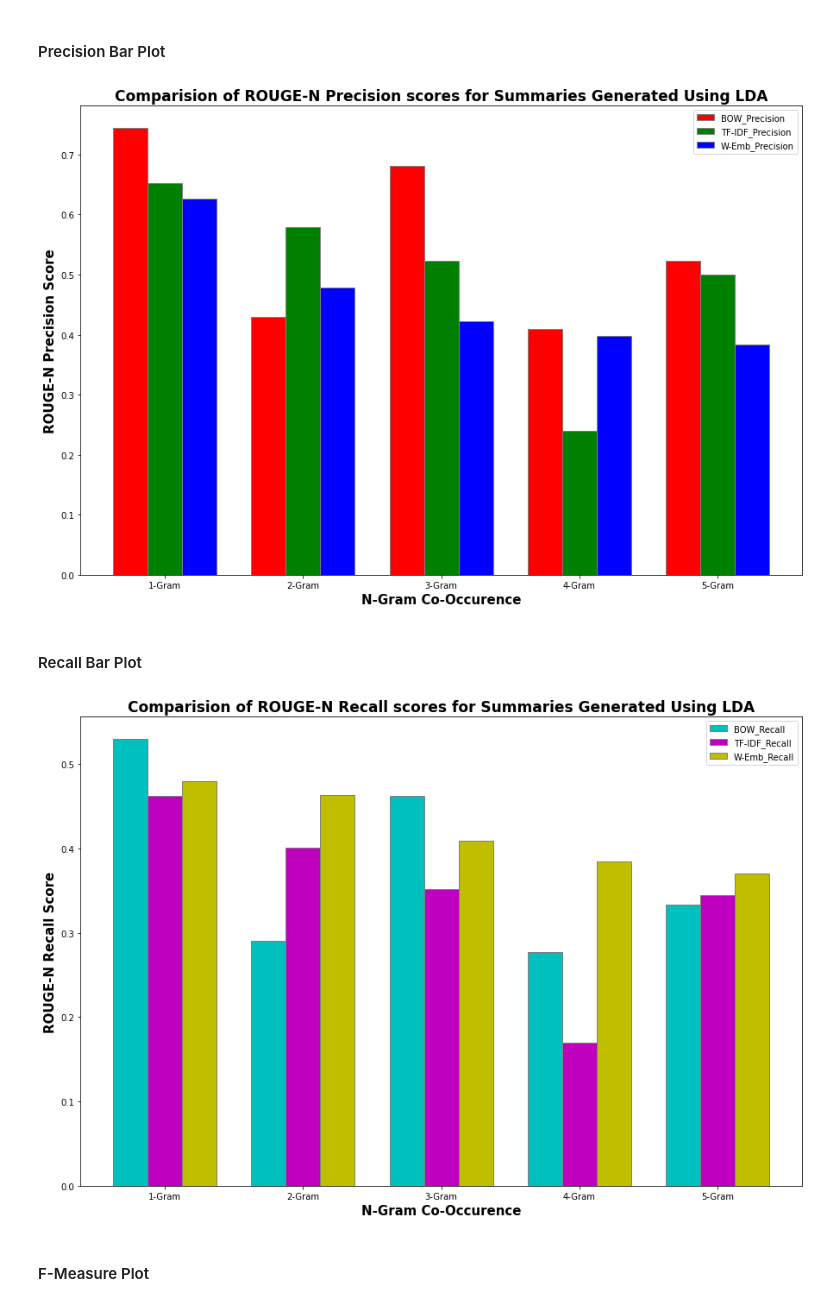
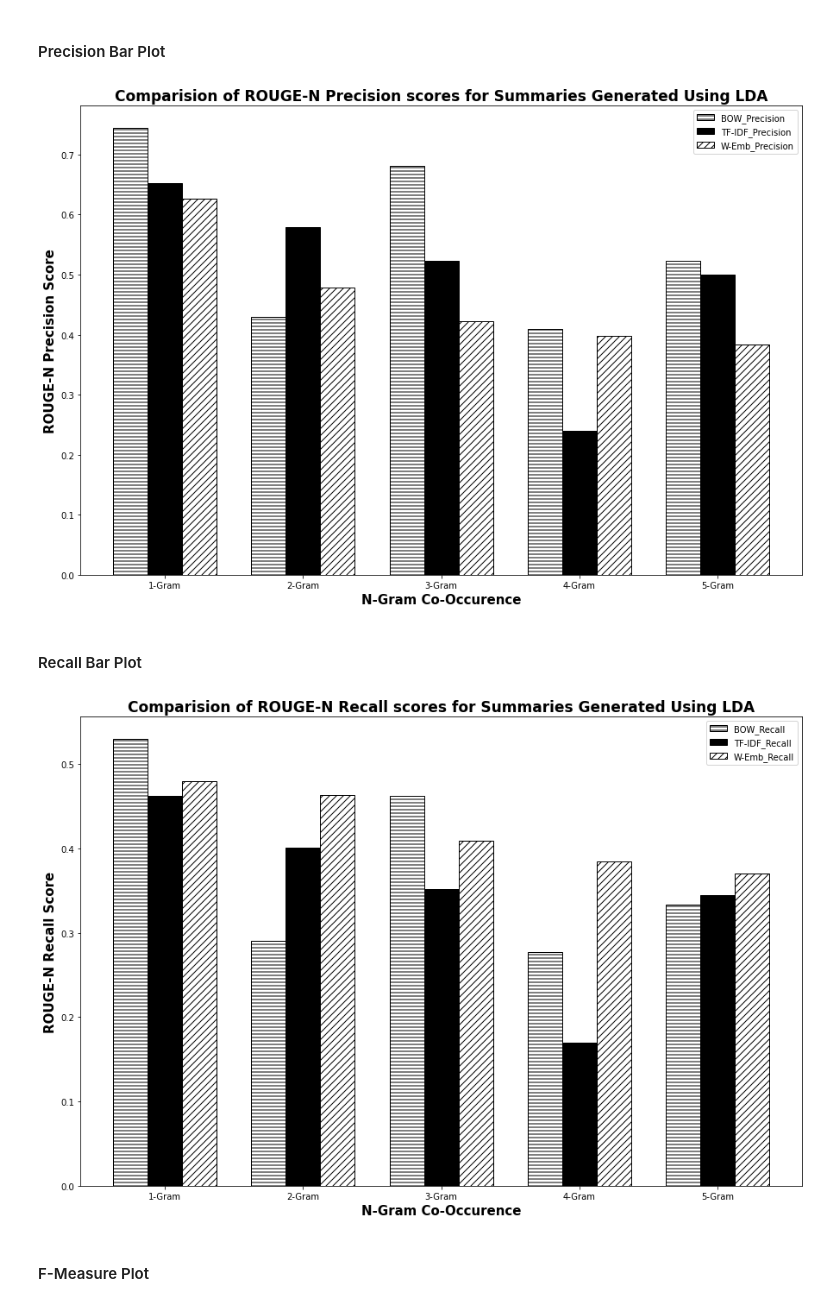
Before and after one commit to splAcharya/Extractive_Text_Summarization, a Jupyter notebook: ExTs.ipynb, the cells around one changed output. Drawn from its saved outputs; the diff is of its cells as text; code cells hidden in the pictures.

Commit message:
Created using Colaboratory:--> Update bar colors from  RGB colors to Black and White

```diff
--- a/ExTs.ipynb
+++ b/ExTs.ipynb
@@ -1800,39 +1790,39 @@ nGramRangeB = [i + barWidth for i in nGramRangeA]
 nGramRangeC = [i + barWidth for i in nGramRangeB]
 
 #make plots
-plt.bar(nGramRangeA, lda_comparision_df["BOW_Precision"], color = 'r', width = barWidth, edgecolor = 'grey', label = 'BOW_Precision')
-plt.bar(nGramRangeB, lda_comparision_df["TF-IDF_Precision"], color = 'g', width = barWidth, edgecolor = 'grey', label = 'TF-IDF_Precision')
-plt.bar(nGramRangeC, lda_comparision_df["W-Emb_Precision"], color = 'b', width = barWidth, edgecolor = 'grey', label = 'W-Emb_Precision')
-plt.legend()
+plt.bar(nGramRangeA, lda_comparision_df["BOW_Precision"], color = 'w', width = barWidth, edgecolor = 'black', label = 'BOW_Precision', hatch=("---"))
+plt.bar(nGramRangeB, lda_comparision_df["TF-IDF_Precision"], color = 'k', width = barWidth, edgecolor = 'black', label = 'TF-IDF_Precision')
+plt.bar(nGramRangeC, lda_comparision_df["W-Emb_Precision"], color = 'w', width = barWidth, edgecolor = 'black', label = 'W-Emb_Precision', hatch=("///"))
+plt.legend(loc="best")
 plt.xticks([1 + r + barWidth for r in range(len(nGramRangeC))], ['1-Gram', '2-Gram', '3-Gram', '4-Gram', '5-Gram'])
 plt.xlabel('N-Gram Co-Occurence', fontweight = 'bold', fontsize = 15)
 plt.ylabel('ROUGE-N Precision Score', fontweight = 'bold', fontsize = 15)
 plt.title("Comparision of ROUGE-N Precision scores for Summaries Generated Using LDA", fontweight = 'bold', fontsize=17)
 plt.show()
 # %% [output]
-[figure, old version]
+[figure, new version]
 # %% [markdown]
 #### Recall Bar Plot
 # %%
 fig = plt.subplots( figsize=(15, 10))
 barWidth = 0.25
 
 nGramRangeA = [i for i in range(1,6)]
 nGramRangeB = [i + barWidth for i in nGramRangeA]
 nGramRangeC = [i + barWidth for i in nGramRangeB]
 
 #make plots
-plt.bar(nGramRangeA, lda_comparision_df["BOW_Recall"], color = 'c', width = barWidth, edgecolor = 'grey', label = 'BOW_Recall')
-plt.bar(nGramRangeB, lda_comparision_df["TF-IDF_Recall"], color = 'm', width = barWidth, edgecolor = 'grey', label = 'TF-IDF_Recall')
-plt.bar(nGramRangeC, lda_comparision_df["W-Emb_Recall"], color = 'y', width = barWidth, edgecolor = 'grey', label = 'W-Emb_Recall')
-plt.legend()
+plt.bar(nGramRangeA, lda_comparision_df["BOW_Recall"], color = 'w', width = barWidth, edgecolor = 'black', label = 'BOW_Recall', hatch=("---"))
+plt.bar(nGramRangeB, lda_comparision_df["TF-IDF_Recall"], color = 'k', width = barWidth, edgecolor = 'black', label = 'TF-IDF_Recall')
+plt.bar(nGramRangeC, lda_comparision_df["W-Emb_Recall"], color = 'w', width = barWidth, edgecolor = 'black', label = 'W-Emb_Recall', hatch=("///"))
+plt.legend(loc="best")
 plt.xticks([1 + r + barWidth for r in range(len(nGramRangeC))], ['1-Gram', '2-Gram', '3-Gram', '4-Gram', '5-Gram'])
 plt.xlabel('N-Gram Co-Occurence', fontweight = 'bold', fontsize = 15)
 plt.ylabel('ROUGE-N Recall Score', fontweight = 'bold', fontsize = 15)
 plt.title("Comparision of ROUGE-N Recall scores for Summaries Generated Using LDA", fontweight = 'bold', fontsize=17)
 plt.show()
 # %% [output]
-[figure, old version]
+[figure, new version]
 # %% [markdown]
 #### F-Measure Plot
 # %%
```
Also changed, not shown: parts of 17 cells of this notebook.
